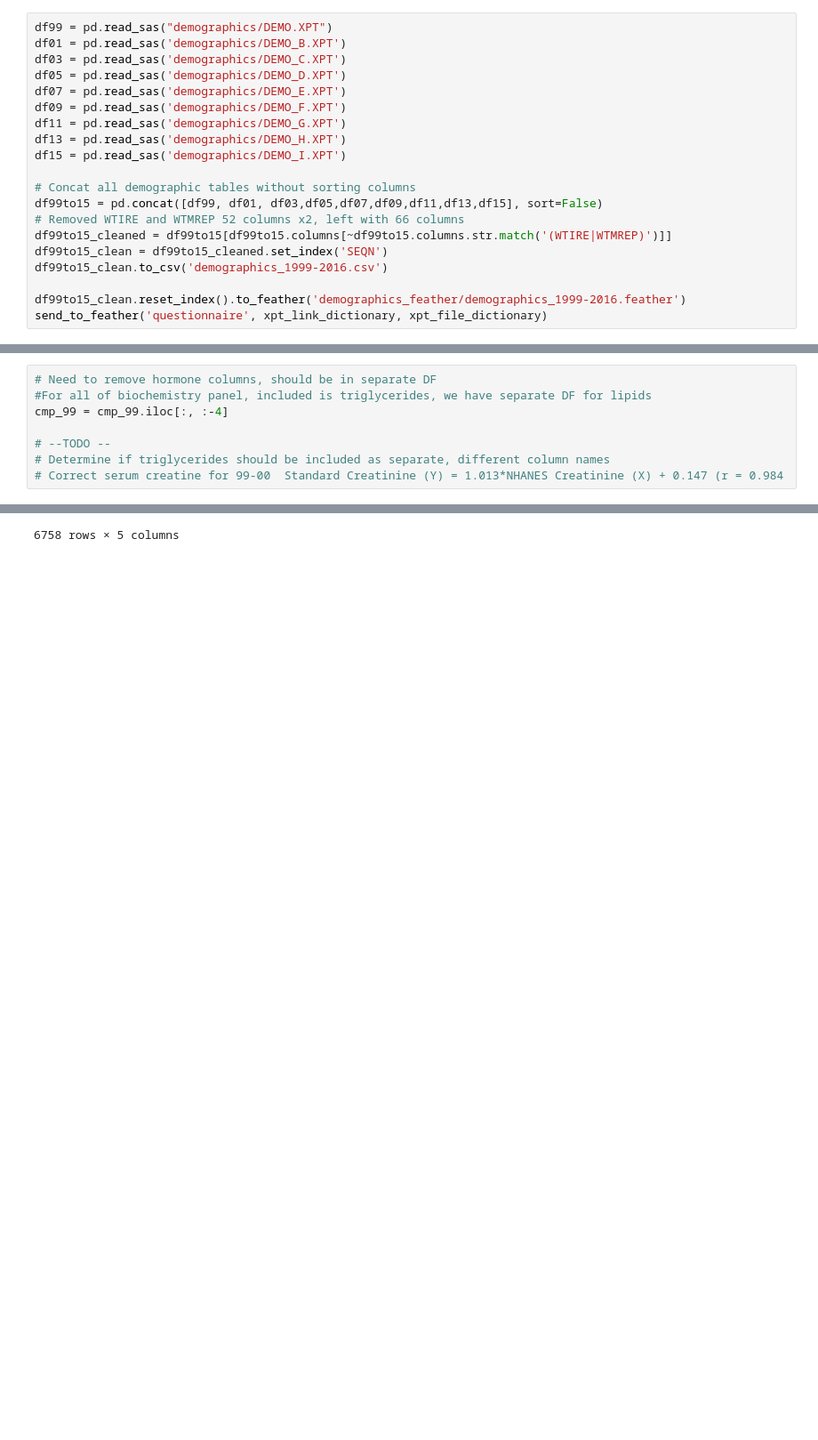
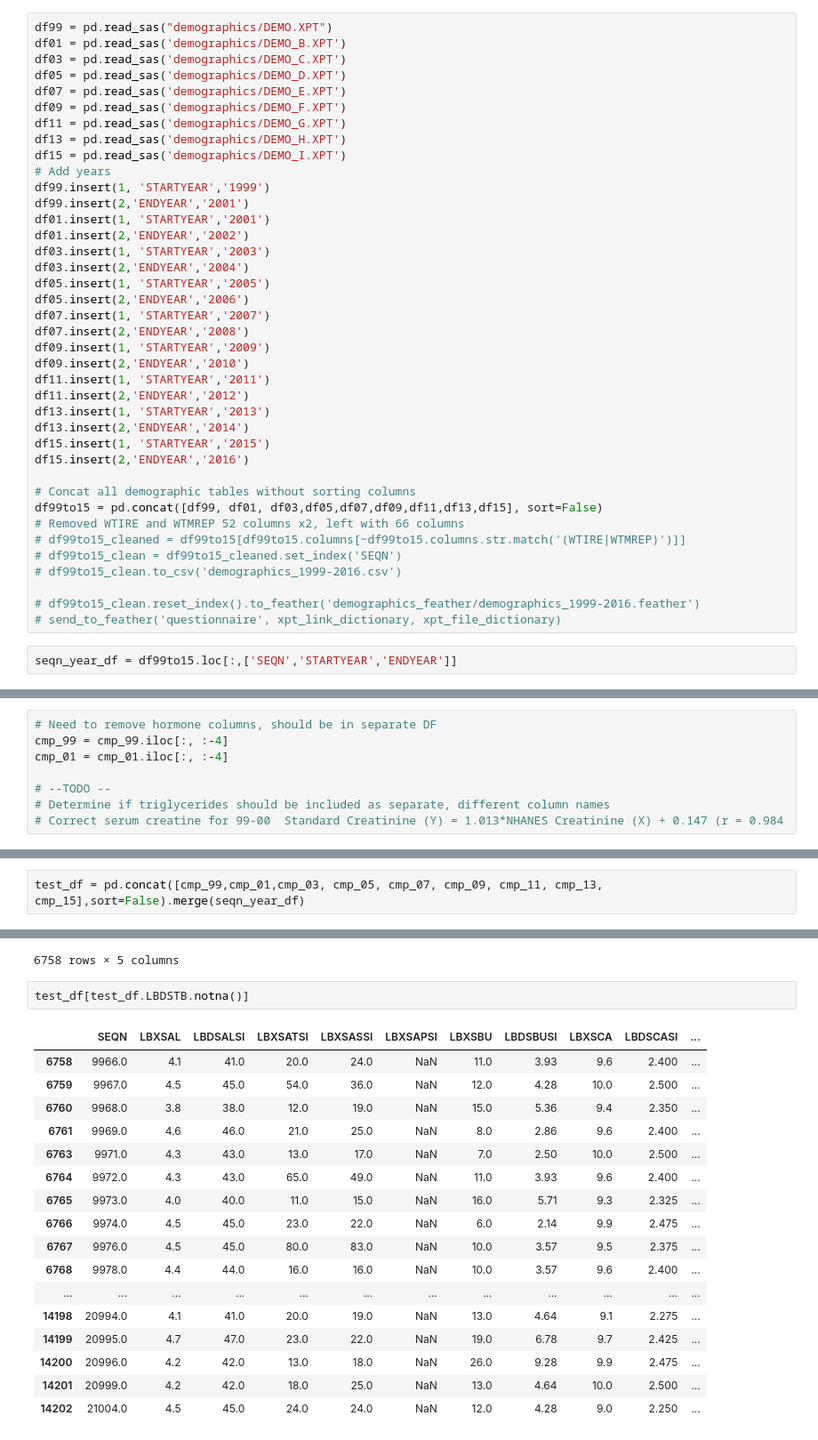
Before and after one commit to nahata5/nhanes-download, a Jupyter notebook: NHANES Downloader.ipynb, the cells around one changed output, grey strips where cells are left out. Shown: that part at 89% size. Cells and saved outputs as stored; diff of their text form; blank space fills up the shorter version.

Commit message:
added csv for seqn, need to update biochem

```diff
--- a/NHANES Downloader.ipynb
+++ b/NHANES Downloader.ipynb
@@ -238,13 +238,34 @@ df09 = pd.read_sas('demographics/DEMO_F.XPT')
 df11 = pd.read_sas('demographics/DEMO_G.XPT')
 df13 = pd.read_sas('demographics/DEMO_H.XPT')
 df15 = pd.read_sas('demographics/DEMO_I.XPT')
+# Add years
+df99.insert(1, 'STARTYEAR','1999')
+df99.insert(2,'ENDYEAR','2001')
+df01.insert(1, 'STARTYEAR','2001')
+df01.insert(2,'ENDYEAR','2002')
+df03.insert(1, 'STARTYEAR','2003')
+df03.insert(2,'ENDYEAR','2004')
+df05.insert(1, 'STARTYEAR','2005')
+df05.insert(2,'ENDYEAR','2006')
+df07.insert(1, 'STARTYEAR','2007')
+df07.insert(2,'ENDYEAR','2008')
+df09.insert(1, 'STARTYEAR','2009')
+df09.insert(2,'ENDYEAR','2010')
+df11.insert(1, 'STARTYEAR','2011')
+df11.insert(2,'ENDYEAR','2012')
+df13.insert(1, 'STARTYEAR','2013')
+df13.insert(2,'ENDYEAR','2014')
+df15.insert(1, 'STARTYEAR','2015')
+df15.insert(2,'ENDYEAR','2016')
 
 # Concat all demographic tables without sorting columns
 df99to15 = pd.concat([df99, df01, df03,df05,df07,df09,df11,df13,df15], sort=False)
 # Removed WTIRE and WTMREP 52 columns x2, left with 66 columns
-df99to15_cleaned = df99to15[df99to15.columns[~df99to15.columns.str.match('(WTIRE|WTMREP)')]]
-df99to15_clean = df99to15_cleaned.set_index('SEQN')
-df99to15_clean.to_csv('demographics_1999-2016.csv')
+# df99to15_cleaned = df99to15[df99to15.columns[~df99to15.columns.str.match('(WTIRE|WTMREP)')]]
+# df99to15_clean = df99to15_cleaned.set_index('SEQN')
+# df99to15_clean.to_csv('demographics_1999-2016.csv')
 
-df99to15_clean.reset_index().to_feather('demographics_feather/demographics_1999-2016.feather')
-send_to_feather('questionnaire', xpt_link_dictionary, xpt_file_dictionary)
+# df99to15_clean.reset_index().to_feather('demographics_feather/demographics_1999-2016.feather')
+# send_to_feather('questionnaire', xpt_link_dictionary, xpt_file_dictionary)
+# %%
+seqn_year_df = df99to15.loc[:,['SEQN','STARTYEAR','ENDYEAR']]
@@ -384,7 +416,7 @@ cmp_15 = pd.read_sas('laboratory/BIOPRO_I.XPT')
 # %%
 # Need to remove hormone columns, should be in separate DF
-#For all of biochemistry panel, included is triglycerides, we have separate DF for lipids
 cmp_99 = cmp_99.iloc[:, :-4]
+cmp_01 = cmp_01.iloc[:, :-4]
 
 # --TODO --
 # Determine if triglycerides should be included as separate, different column names
@@ -394,3 +424,5 @@ AttributeError: 'Index' object has no attribute 'iloc'
+# %%
+test_df = pd.concat([cmp_99,cmp_01,cmp_03, cmp_05, cmp_07, cmp_09, cmp_11, cmp_13, cmp_15],sort=False).merge(seqn_year_df)
 # %%
 lipid_complete_df.merge(cmp_99, on='SEQN').loc[:,['SEQN','LBXTR', 'LBDTRSI','LBXSTR','LBXSTRSI']]
 
@@ -420,3 +452,23 @@ https://pandas.pydata.org/pandas-docs/stable/indexing.html#deprecate-loc-reindex
 | 6756 | 9961.0 | 277.0 | 3.13 | 272.0 | NaN |
 | 6757 | 9965.0 | NaN | NaN | 356.0 | NaN |
 6758 rows × 5 columns
+# %%
+test_df[test_df.LBDSTB.notna()]
+# %% [output]
+|  | SEQN | LBXSAL | LBDSALSI | LBXSATSI | LBXSASSI | LBXSAPSI | LBXSBU | LBDSBUSI | LBXSCA | LBDSCASI | ... |
+| 6758 | 9966.0 | 4.1 | 41.0 | 20.0 | 24.0 | NaN | 11.0 | 3.93 | 9.6 | 2.400 | ... |
+| 6759 | 9967.0 | 4.5 | 45.0 | 54.0 | 36.0 | NaN | 12.0 | 4.28 | 10.0 | 2.500 | ... |
+| 6760 | 9968.0 | 3.8 | 38.0 | 12.0 | 19.0 | NaN | 15.0 | 5.36 | 9.4 | 2.350 | ... |
+| 6761 | 9969.0 | 4.6 | 46.0 | 21.0 | 25.0 | NaN | 8.0 | 2.86 | 9.6 | 2.400 | ... |
+| 6763 | 9971.0 | 4.3 | 43.0 | 13.0 | 17.0 | NaN | 7.0 | 2.50 | 10.0 | 2.500 | ... |
+| 6764 | 9972.0 | 4.3 | 43.0 | 65.0 | 49.0 | NaN | 11.0 | 3.93 | 9.6 | 2.400 | ... |
+| 6765 | 9973.0 | 4.0 | 40.0 | 11.0 | 15.0 | NaN | 16.0 | 5.71 | 9.3 | 2.325 | ... |
+| 6766 | 9974.0 | 4.5 | 45.0 | 23.0 | 22.0 | NaN | 6.0 | 2.14 | 9.9 | 2.475 | ... |
+| 6767 | 9976.0 | 4.5 | 45.0 | 80.0 | 83.0 | NaN | 10.0 | 3.57 | 9.5 | 2.375 | ... |
+| 6768 | 9978.0 | 4.4 | 44.0 | 16.0 | 16.0 | NaN | 10.0 | 3.57 | 9.6 | 2.400 | ... |
+| ... | ... | ... | ... | ... | ... | ... | ... | ... | ... | ... | ... |
+| 14198 | 20994.0 | 4.1 | 41.0 | 20.0 | 19.0 | NaN | 13.0 | 4.64 | 9.1 | 2.275 | ... |
+| 14199 | 20995.0 | 4.7 | 47.0 | 23.0 | 22.0 | NaN | 19.0 | 6.78 | 9.7 | 2.425 | ... |
+| 14200 | 20996.0 | 4.2 | 42.0 | 13.0 | 18.0 | NaN | 26.0 | 9.28 | 9.9 | 2.475 | ... |
+| 14201 | 20999.0 | 4.2 | 42.0 | 18.0 | 25.0 | NaN | 13.0 | 4.64 | 10.0 | 2.500 | ... |
+| 14202 | 21004.0 | 4.5 | 45.0 | 24.0 | 24.0 | NaN | 12.0 | 4.28 | 9.0 | 2.250 | ... |
```
Also changed, not shown: parts of 4 cells of this notebook, 1 other file.
